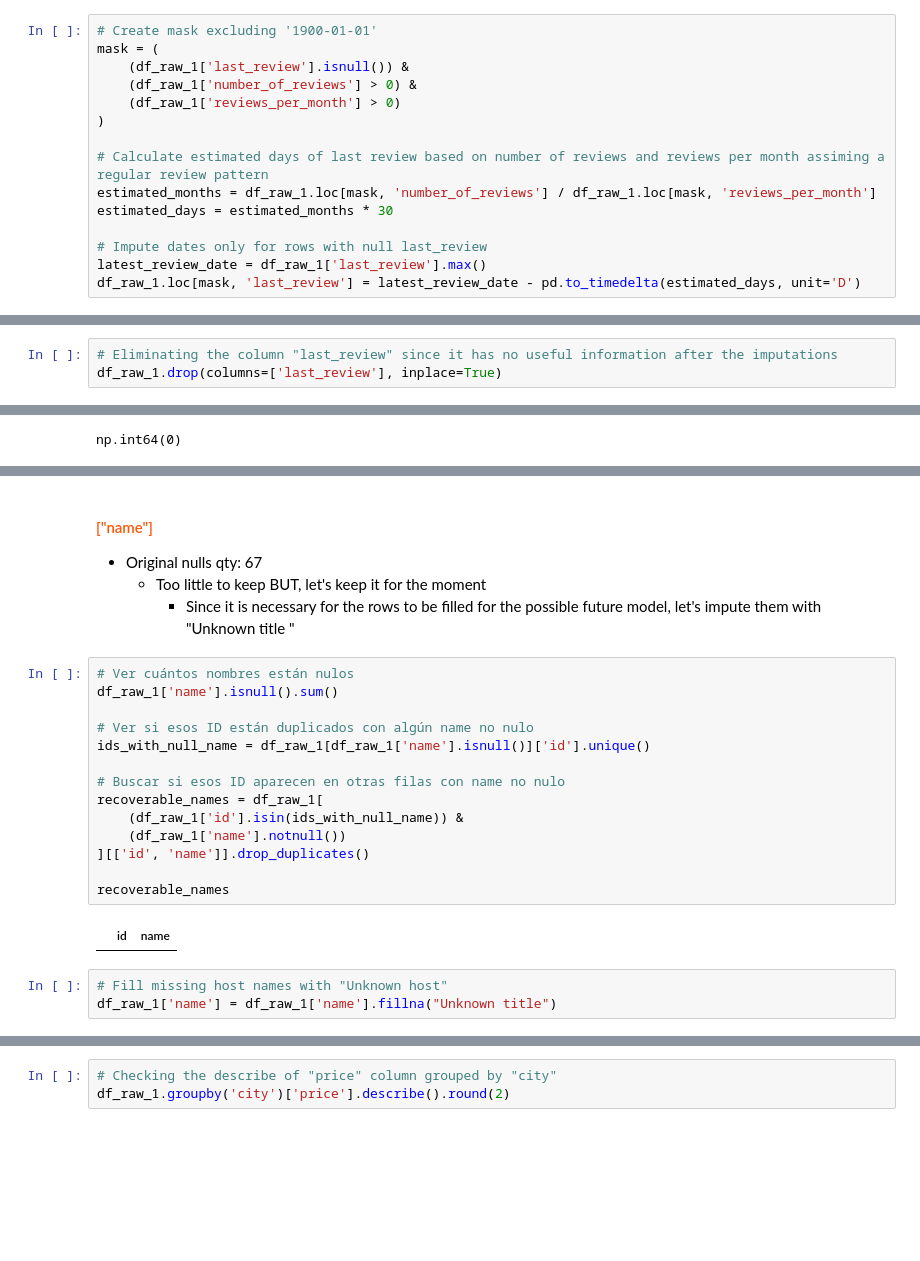
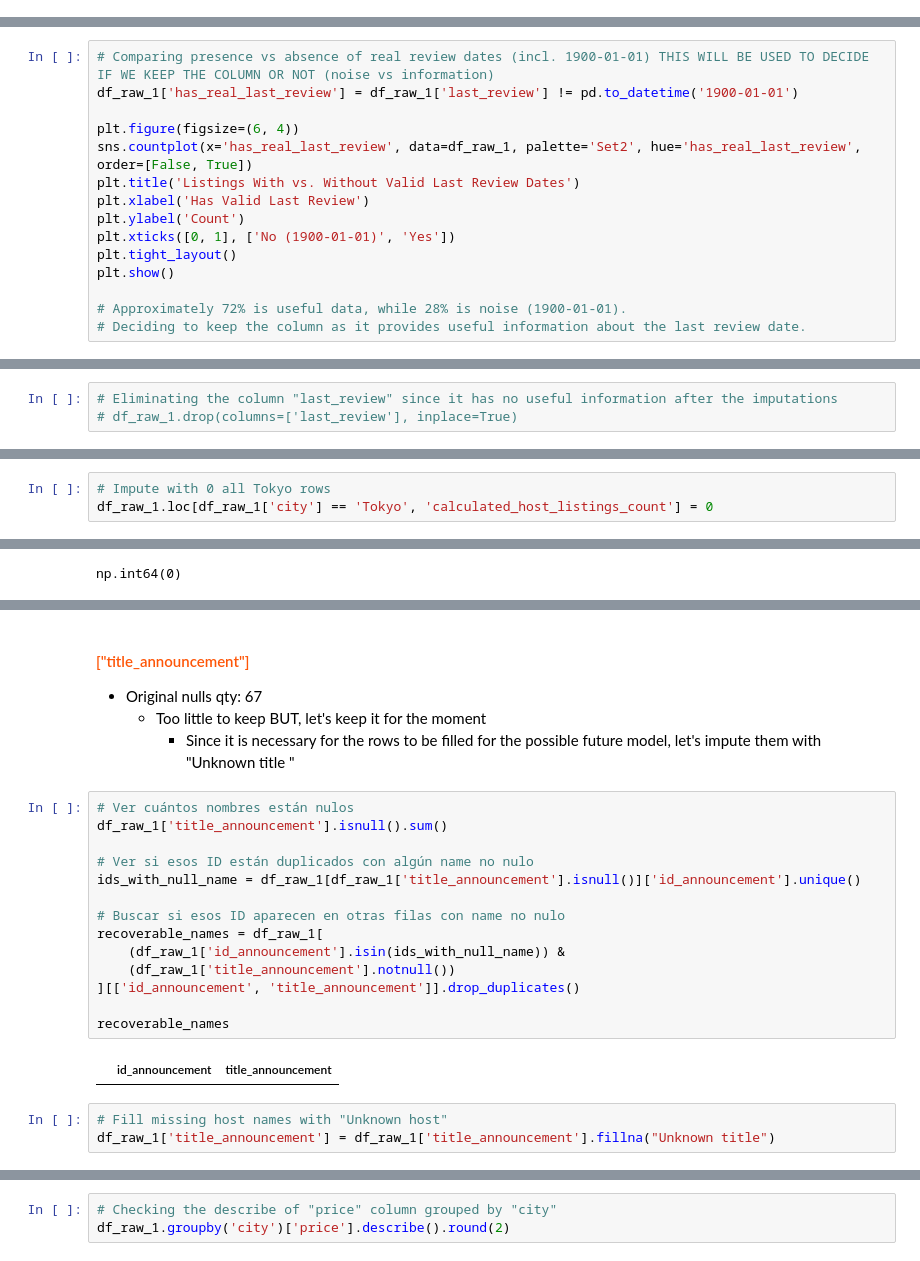
Before and after one commit to Yael-Parra/Airbnb-Analysis, a Jupyter notebook: eda/cleaning.ipynb, the cells around one changed output, grey strips where cells are left out. Drawn from its saved outputs; the diff is of its cells as text; blank space fills up the shorter version.

Commit message:
feat: adding cleaning jupyter script + regular csv for power bi purposes

```diff
--- a/eda/cleaning.ipynb
+++ b/eda/cleaning.ipynb
@@ -539,15 +578,0 @@ plt.show()
-# %%
-# Create mask excluding '1900-01-01'
-mask = (
-    (df_raw_1['last_review'].isnull()) &
-    (df_raw_1['number_of_reviews'] > 0) &
-    (df_raw_1['reviews_per_month'] > 0)
-)
-
-# Calculate estimated days of last review based on number of reviews and reviews per month assiming a regular review pattern
-estimated_months = df_raw_1.loc[mask, 'number_of_reviews'] / df_raw_1.loc[mask, 'reviews_per_month']
-estimated_days = estimated_months * 30
-
-# Impute dates only for rows with null last_review
-latest_review_date = df_raw_1['last_review'].max()
-df_raw_1.loc[mask, 'last_review'] = latest_review_date - pd.to_timedelta(estimated_days, unit='D')
@@ -568,0 +696,15 @@ np.int64(0)
+# %%
+# Comparing presence vs absence of real review dates (incl. 1900-01-01) THIS WILL BE USED TO DECIDE IF WE KEEP THE COLUMN OR NOT (noise vs information)
+df_raw_1['has_real_last_review'] = df_raw_1['last_review'] != pd.to_datetime('1900-01-01')
+
+plt.figure(figsize=(6, 4))
+sns.countplot(x='has_real_last_review', data=df_raw_1, palette='Set2', hue='has_real_last_review', order=[False, True])
+plt.title('Listings With vs. Without Valid Last Review Dates')
+plt.xlabel('Has Valid Last Review')
+plt.ylabel('Count')
+plt.xticks([0, 1], ['No (1900-01-01)', 'Yes'])
+plt.tight_layout()
+plt.show()
+
+# Approximately 72% is useful data, while 28% is noise (1900-01-01).
+# Deciding to keep the column as it provides useful information about the last review date.
@@ -569,6 +713,6 @@ np.int64(0)
 # %%
 # Eliminating the column "last_review" since it has no useful information after the imputations
-df_raw_1.drop(columns=['last_review'], inplace=True)
+# df_raw_1.drop(columns=['last_review'], inplace=True)
 # %% [markdown]
 ####  <span style="color:#fe5608"> ["availability_365"] </span>
 
@@ -695,6 +839,9 @@ df_raw_1[df_raw_1['calculated_host_listings_count'].isnull()].groupby('city')['c
 city
 Tokyo    0
 Name: calculated_host_listings_count, dtype: int64
+# %%
+# Impute with 0 all Tokyo rows
+df_raw_1.loc[df_raw_1['city'] == 'Tokyo', 'calculated_host_listings_count'] = 0
 # %% [markdown]
 ####  <span style="color:#fe5608"> ["host_name"] </span>
 
@@ -734,26 +1028,26 @@ np.int64(0)
 # %% [markdown]
-####  <span style="color:#fe5608"> ["name"]  </span>
+####  <span style="color:#fe5608"> ["title_announcement"]  </span>
 
 - Original nulls qty: 67
     - Too little to keep BUT, let's keep it for the moment
         - Since it is necessary for the rows to be filled for the possible future model, let's impute them with "Unknown title "
 # %%
 # Ver cuántos nombres están nulos
-df_raw_1['name'].isnull().sum()
+df_raw_1['title_announcement'].isnull().sum()
 
 # Ver si esos ID están duplicados con algún name no nulo
-ids_with_null_name = df_raw_1[df_raw_1['name'].isnull()]['id'].unique()
+ids_with_null_name = df_raw_1[df_raw_1['title_announcement'].isnull()]['id_announcement'].unique()
 
 # Buscar si esos ID aparecen en otras filas con name no nulo
 recoverable_names = df_raw_1[
-    (df_raw_1['id'].isin(ids_with_null_name)) &
-    (df_raw_1['name'].notnull())
-][['id', 'name']].drop_duplicates()
+    (df_raw_1['id_announcement'].isin(ids_with_null_name)) &
+    (df_raw_1['title_announcement'].notnull())
+][['id_announcement', 'title_announcement']].drop_duplicates()
 
 recoverable_names
 # %% [output]
-|  | id | name |
+|  | id_announcement | title_announcement |
 # %%
 # Fill missing host names with "Unknown host"
-df_raw_1['name'] = df_raw_1['name'].fillna("Unknown title")
+df_raw_1['title_announcement'] = df_raw_1['title_announcement'].fillna("Unknown title")
 # %%
```
Also changed, not shown: parts of 86 cells of this notebook, 1 other file.
